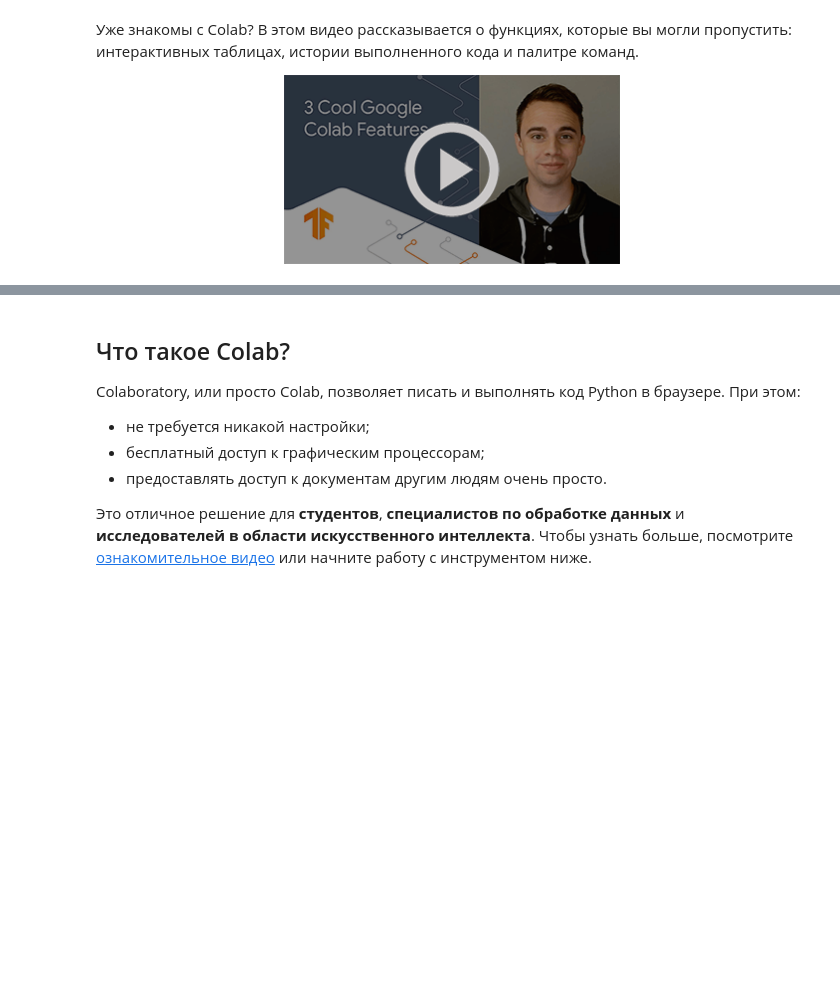
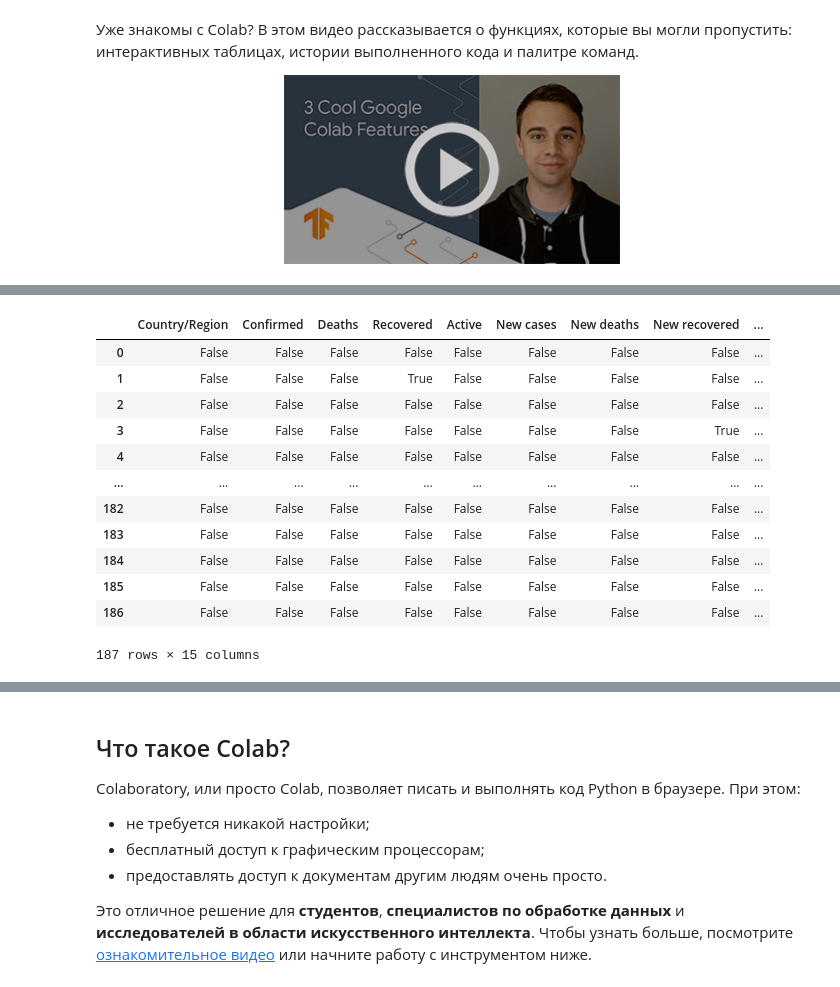
Before and after one commit to Aigulka1979/My_repos, a Jupyter notebook: Добро_пожаловать_в_Colaboratory!.ipynb, the cells around one changed output, grey strips where cells are left out. Drawn from its saved outputs; the diff is of its cells as text; code cells hidden in the pictures; blank space fills up the shorter version.

```diff
--- a/Добро_пожаловать_в_Colaboratory!.ipynb
+++ b/Добро_пожаловать_в_Colaboratory!.ipynb
@@ -26,0 +81,13 @@
+# %%
+from sklearn.preprocessing import LabelEncoder
+X=LabelEncoder()
+df['WHO Region']=X.fit_transform(df['WHO Region'])
+# %%
+from sklearn.preprocessing import LabelEncoder
+X=LabelEncoder()
+df['Country/Region']=X.fit_transform(df['Country/Region'])
+df
+le=LabelEncoder()
+df['WHO Region']=le.fit_transform(df['WHO Region'])
+df.head()
+df.info()
@@ -26,0 +112,16 @@
+# %%
+df.isnull()
+# %% [output]
+|  | Country/Region | Confirmed | Deaths | Recovered | Active | New cases | New deaths | New recovered | ... |
+| 0 | False | False | False | False | False | False | False | False | ... |
+| 1 | False | False | False | True | False | False | False | False | ... |
+| 2 | False | False | False | False | False | False | False | False | ... |
+| 3 | False | False | False | False | False | False | False | True | ... |
+| 4 | False | False | False | False | False | False | False | False | ... |
+| ... | ... | ... | ... | ... | ... | ... | ... | ... | ... |
+| 182 | False | False | False | False | False | False | False | False | ... |
+| 183 | False | False | False | False | False | False | False | False | ... |
+| 184 | False | False | False | False | False | False | False | False | ... |
+| 185 | False | False | False | False | False | False | False | False | ... |
+| 186 | False | False | False | False | False | False | False | False | ... |
+187 rows × 15 columns
```
Also changed, not shown: parts of 30 cells of this notebook.
